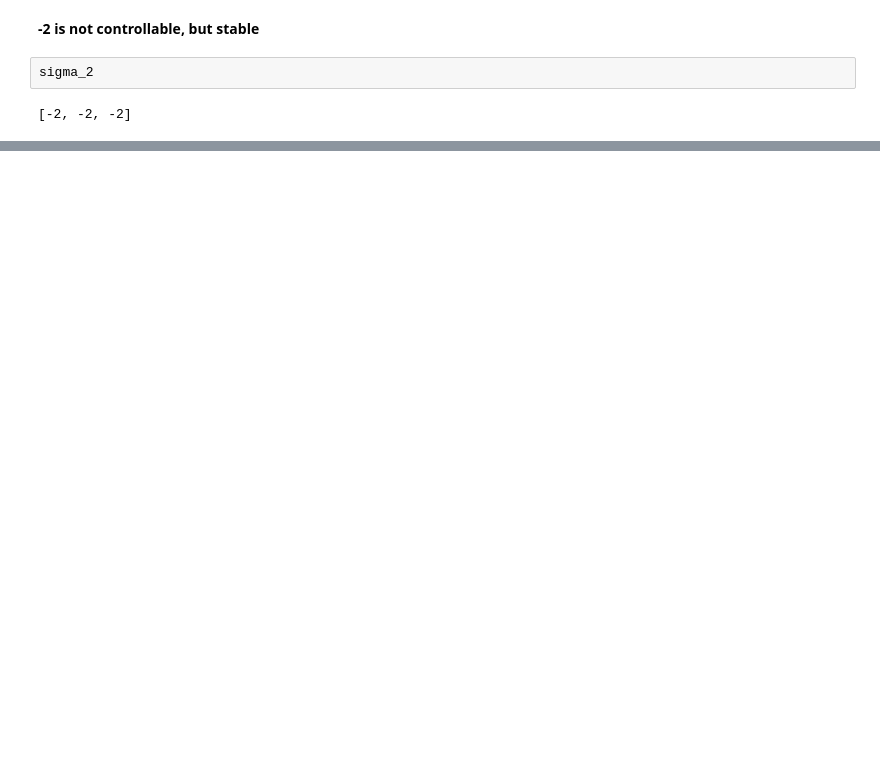
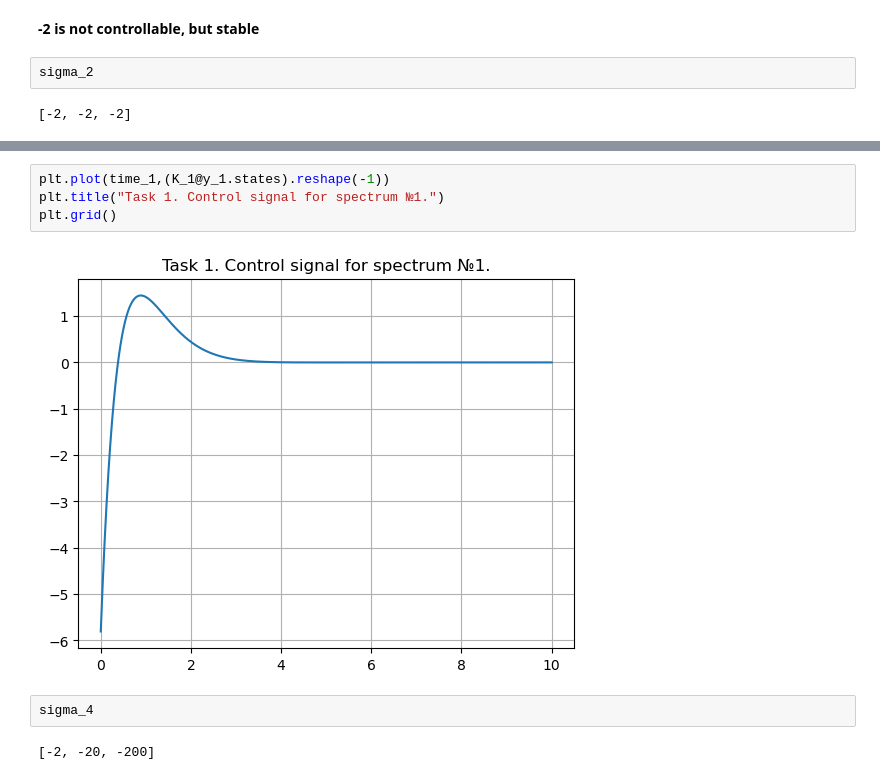
Before and after one commit to mfclabber/itmo_automatic_control_theory, a Jupyter notebook: lab2/lab2.ipynb, the cells around one changed output, grey strips where cells are left out. Cells and saved outputs as stored; diff of their text form; blank space fills up the shorter version.

```diff
--- a/lab2/lab2.ipynb
+++ b/lab2/lab2.ipynb
@@ -95,0 +161,10 @@ Y_1 = np.array([1,1,1]).reshape((1,-1))
+# %%
+plt.plot(time_1,(K_1@y_1.states).reshape(-1))
+plt.title("Task 1. Control signal for spectrum №1.")
+plt.grid()
+# %% [output]
+[figure, added]
+# %%
+sigma_4
+# %% [output]
+[-2, -20, -200]
```
Also changed, not shown: parts of 21 cells of this notebook.
